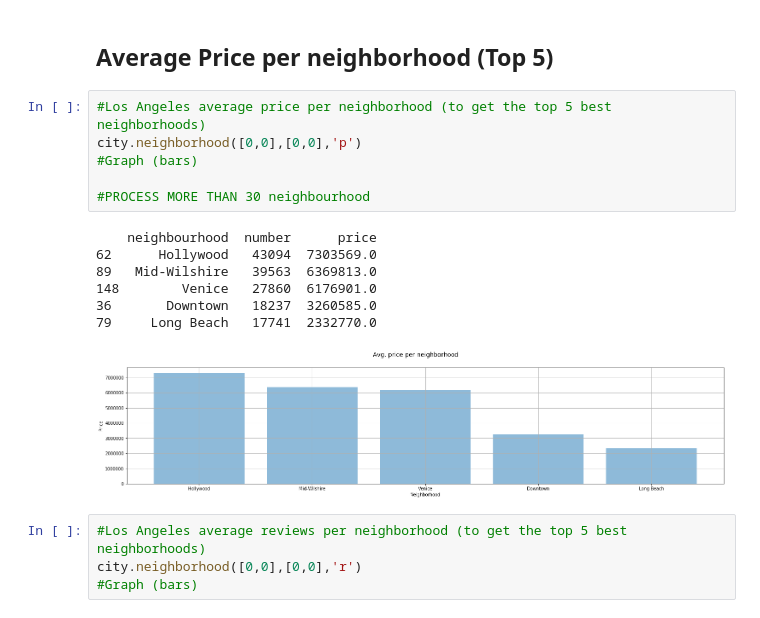
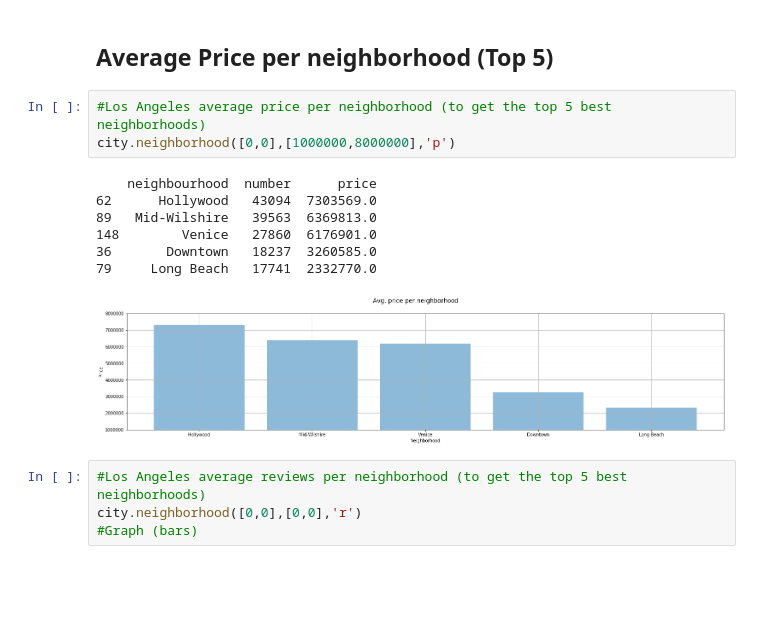
Before and after one commit to jorgelmarquez94/Project1, a Jupyter notebook: Airbnb_Front_End.ipynb, the cells around one changed output. Drawn from its saved outputs; the diff is of its cells as text; blank space fills up the shorter version.

```diff
--- a/Airbnb_Front_End.ipynb
+++ b/Airbnb_Front_End.ipynb
@@ -377,18 +358,15 @@ city.review_type_room([0,0],[85,100])
 ## Average Price per neighborhood (Top 5)
 # %%
 #Los Angeles average price per neighborhood (to get the top 5 best neighborhoods)
-city.neighborhood([0,0],[0,0],'p')
-#Graph (bars)
-
-#PROCESS MORE THAN 30 neighbourhood
+city.neighborhood([0,0],[1000000,8000000],'p')
 # %% [output]
     neighbourhood  number      price
 62      Hollywood   43094  7303569.0
 89   Mid-Wilshire   39563  6369813.0
 148        Venice   27860  6176901.0
 36       Downtown   18237  3260585.0
 79     Long Beach   17741  2332770.0
-[figure, old version]
+[figure, new version]
 # %%
 #Los Angeles average reviews per neighborhood (to get the top 5 best neighborhoods)
 city.neighborhood([0,0],[0,0],'r')
```
Also changed, not shown: parts of 19 cells of this notebook, 1 other file.
